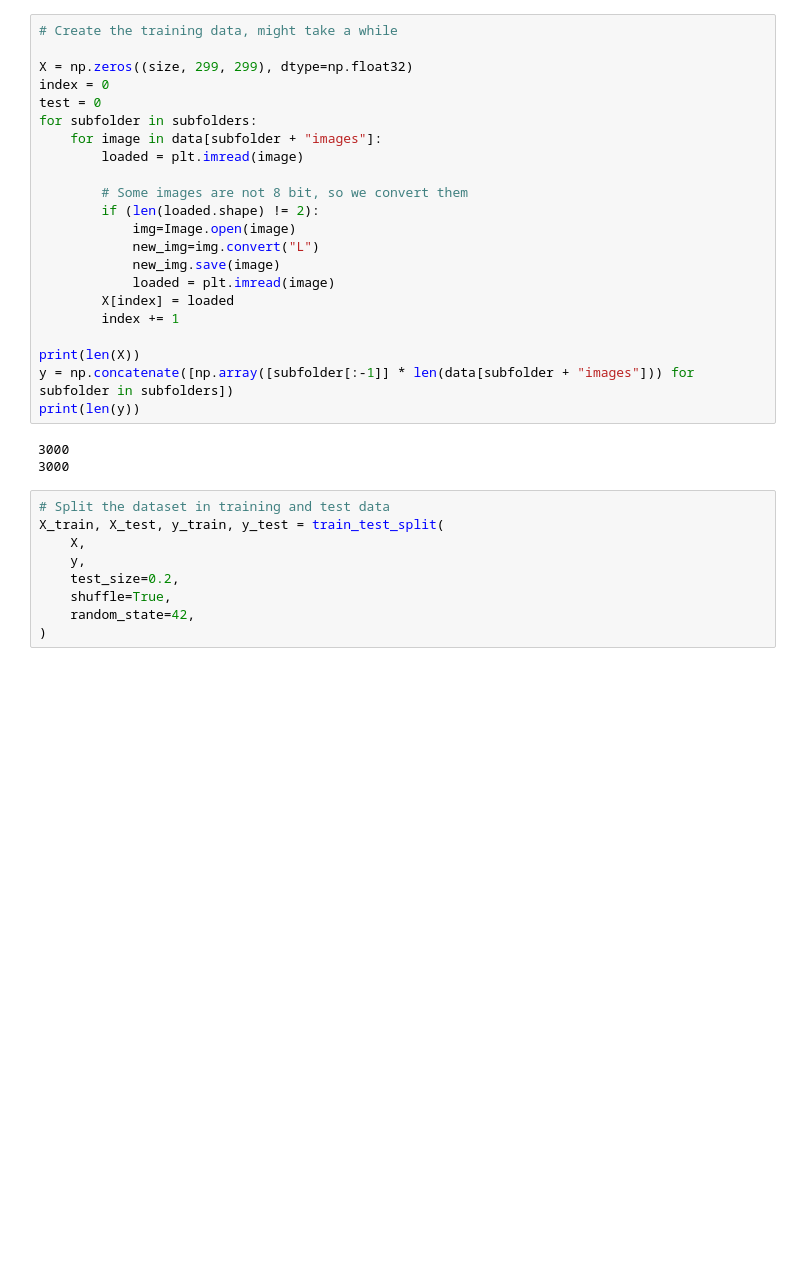
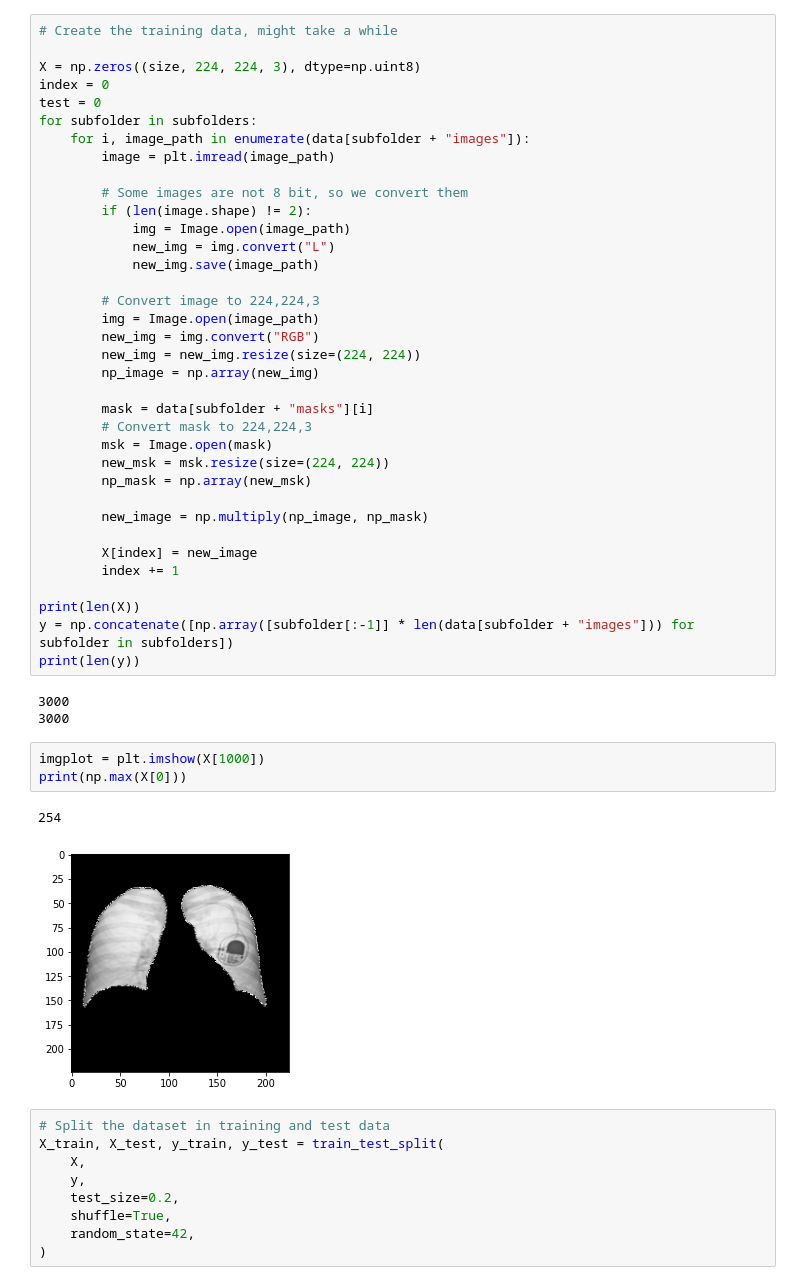
Before and after one commit to QuintenVervynck/Active-Machine-Learning-Lung-Scans, a Jupyter notebook: notebooks/5_COVID-19 Radiography Database.ipynb, the cells around one changed output. Saved outputs shown, nothing was run; the diff lists cells and outputs as text; blank space fills up the shorter version.

```diff
--- a/notebooks/5_COVID-19 Radiography Database.ipynb
+++ b/notebooks/5_COVID-19 Radiography Database.ipynb
@@ -94,20 +120,34 @@ for subfolder in subfolders:
 # %%
 # Create the training data, might take a while
 
-X = np.zeros((size, 299, 299), dtype=np.float32)
+X = np.zeros((size, 224, 224, 3), dtype=np.uint8)
 index = 0
 test = 0
 for subfolder in subfolders:
-    for image in data[subfolder + "images"]:
-        loaded = plt.imread(image)
+    for i, image_path in enumerate(data[subfolder + "images"]):
+        image = plt.imread(image_path)
 
         # Some images are not 8 bit, so we convert them
-        if (len(loaded.shape) != 2):
-            img=Image.open(image)
-            new_img=img.convert("L")
-            new_img.save(image)
-            loaded = plt.imread(image)
-        X[index] = loaded
+        if (len(image.shape) != 2):
+            img = Image.open(image_path)
+            new_img = img.convert("L")
+            new_img.save(image_path)
+
+        # Convert image to 224,224,3
+        img = Image.open(image_path)
+        new_img = img.convert("RGB")
+        new_img = new_img.resize(size=(224, 224))
+        np_image = np.array(new_img)
+
+        mask = data[subfolder + "masks"][i]
+        # Convert mask to 224,224,3
+        msk = Image.open(mask)
+        new_msk = msk.resize(size=(224, 224))
+        np_mask = np.array(new_msk)
+
+        new_image = np.multiply(np_image, np_mask)
+
+        X[index] = new_image
         index += 1
 
 print(len(X))
@@ -116,6 +156,12 @@ print(len(y))
 # %% [output]
 3000
 3000
+# %%
+imgplot = plt.imshow(X[1000])
+print(np.max(X[0]))
+# %% [output]
+254
+[figure, added]
 # %%
 # Split the dataset in training and test data
 X_train, X_test, y_train, y_test = train_test_split(
```
Also changed, not shown: parts of 3 cells of this notebook.
